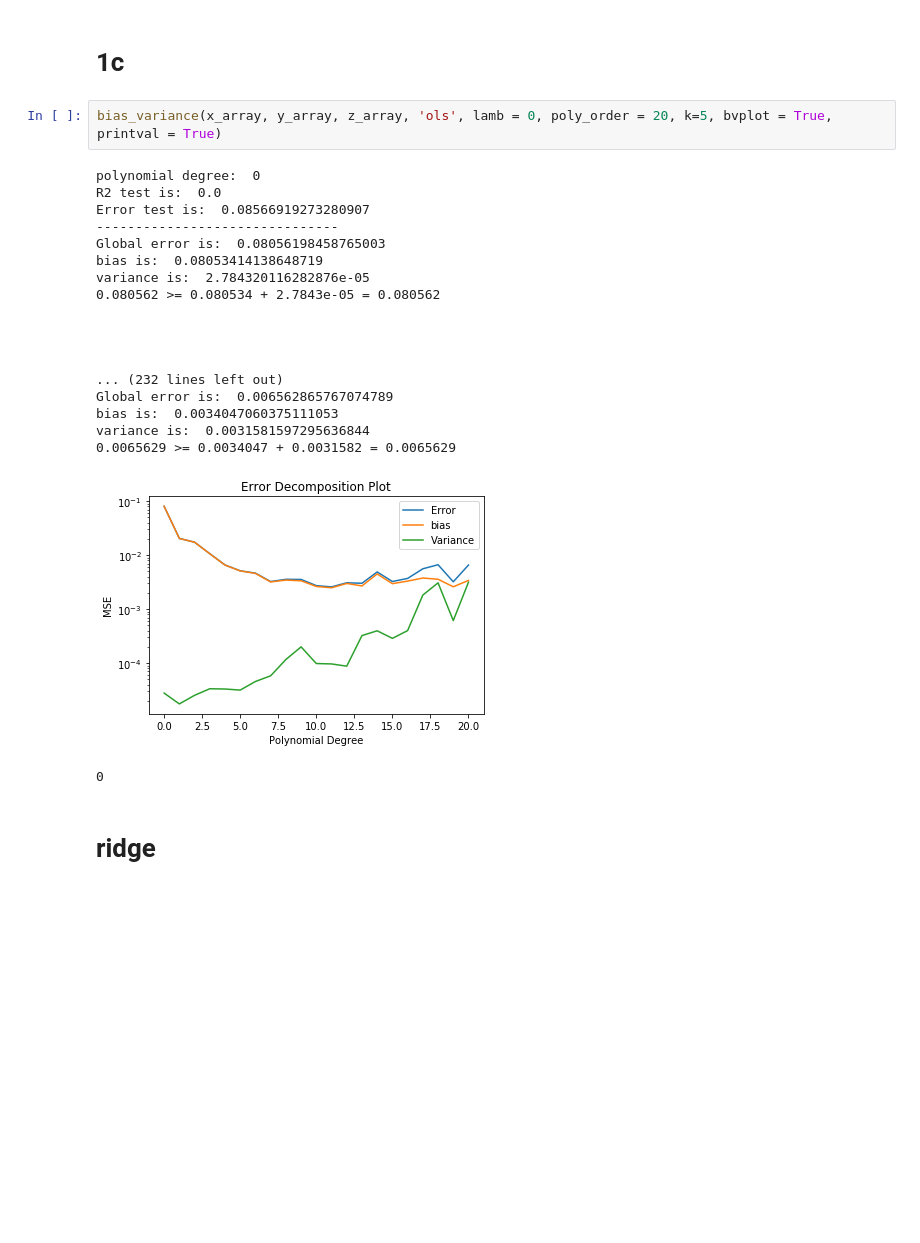
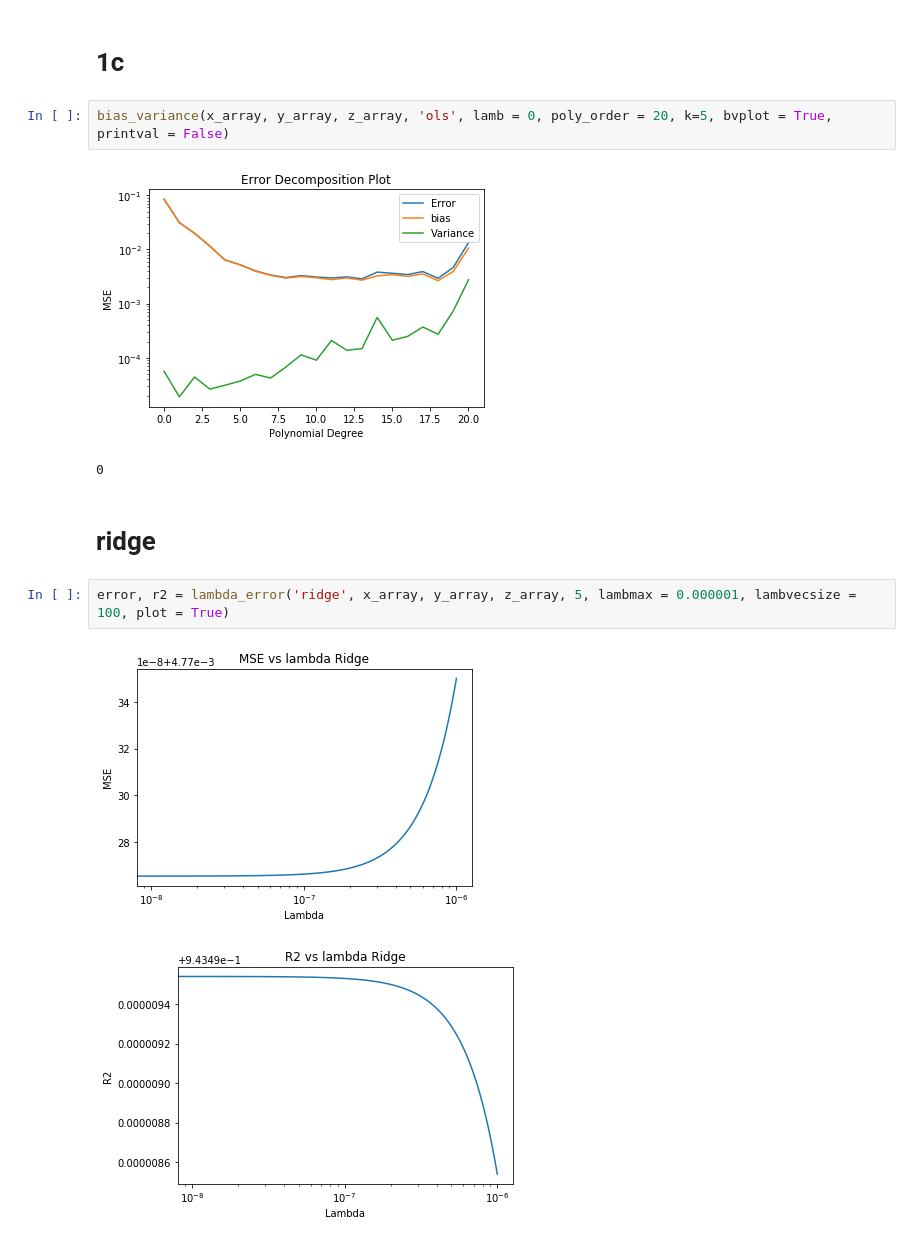
Before and after one commit to bruce-chappell/FYS4155, a Jupyter notebook: project1/proj1better.ipynb, the cells around one changed output. Drawn from its saved outputs; the diff is of its cells as text; blank space fills up the shorter version.

```diff
--- a/project1/proj1better.ipynb
+++ b/project1/proj1better.ipynb
@@ -394,26 +456,14 @@ bias_variance(x_array, y_array, z_array, 'ols', lamb = 0, poly_order = 20, k=5,
 # %% [markdown]
 # 1c
 # %%
-bias_variance(x_array, y_array, z_array, 'ols', lamb = 0, poly_order = 20, k=5, bvplot = True, printval = True)
+bias_variance(x_array, y_array, z_array, 'ols', lamb = 0, poly_order = 20, k=5, bvplot = True, printval = False)
 # %% [output]
+[figure, new version]
-polynomial degree:  0
-R2 test is:  0.0
-Error test is:  0.08566919273280907
--------------------------------
-Global error is:  0.08056198458765003
-bias is:  0.08053414138648719
-variance is:  2.784320116282876e-05
-0.080562 >= 0.080534 + 2.7843e-05 = 0.080562
-
-
-
-
-... (232 lines left out)
-Global error is:  0.006562865767074789
-bias is:  0.0034047060375111053
-variance is:  0.0031581597295636844
-0.0065629 >= 0.0034047 + 0.0031582 = 0.0065629
+0
-[figure, old version]
-0
 # %% [markdown]
 # ridge
+# %%
+error, r2 = lambda_error('ridge', x_array, y_array, z_array, 5, lambmax = 0.000001, lambvecsize = 100, plot = True)
+# %% [output]
+[figure, added]
+[figure, added]
```
Also changed, not shown: parts of 16 cells of this notebook.
